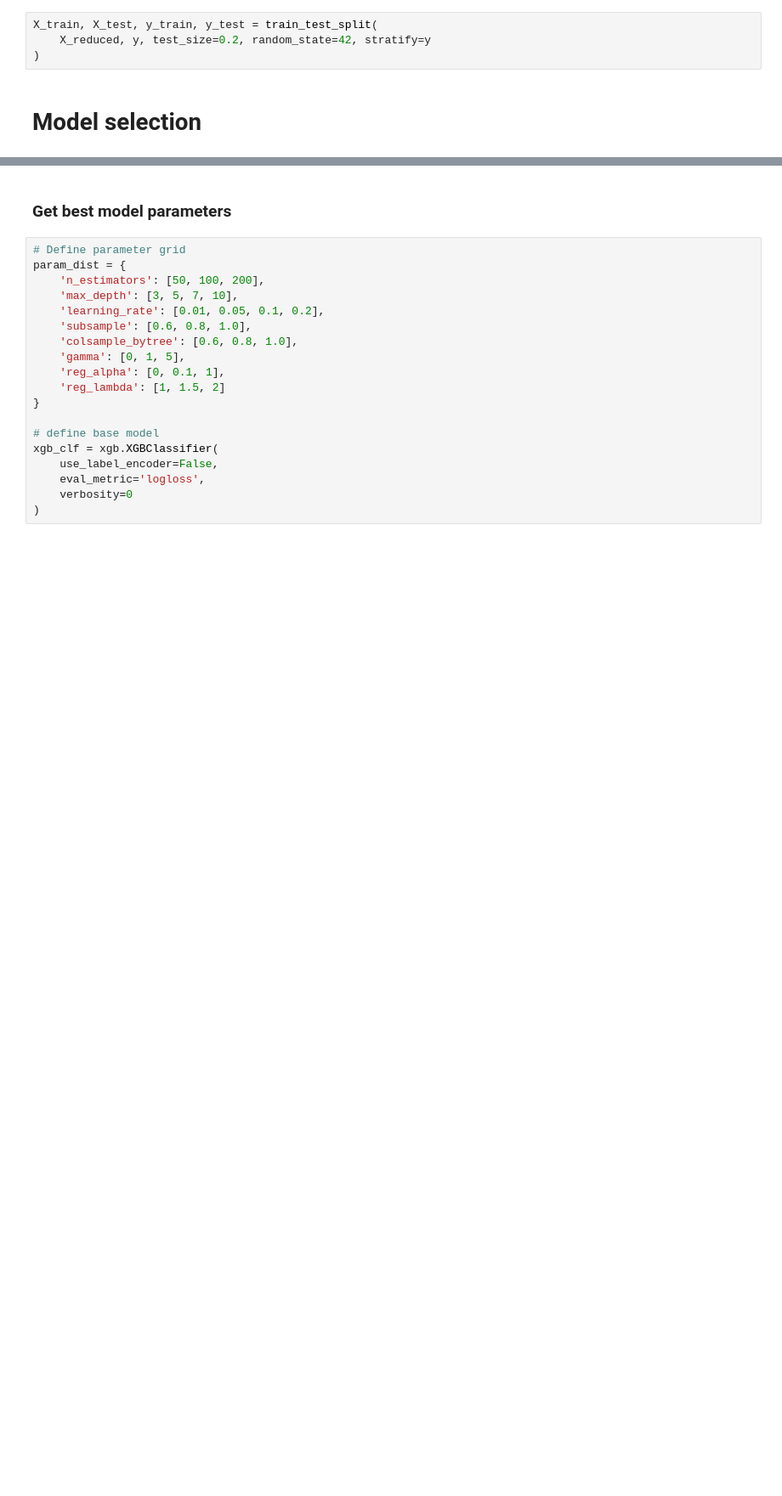
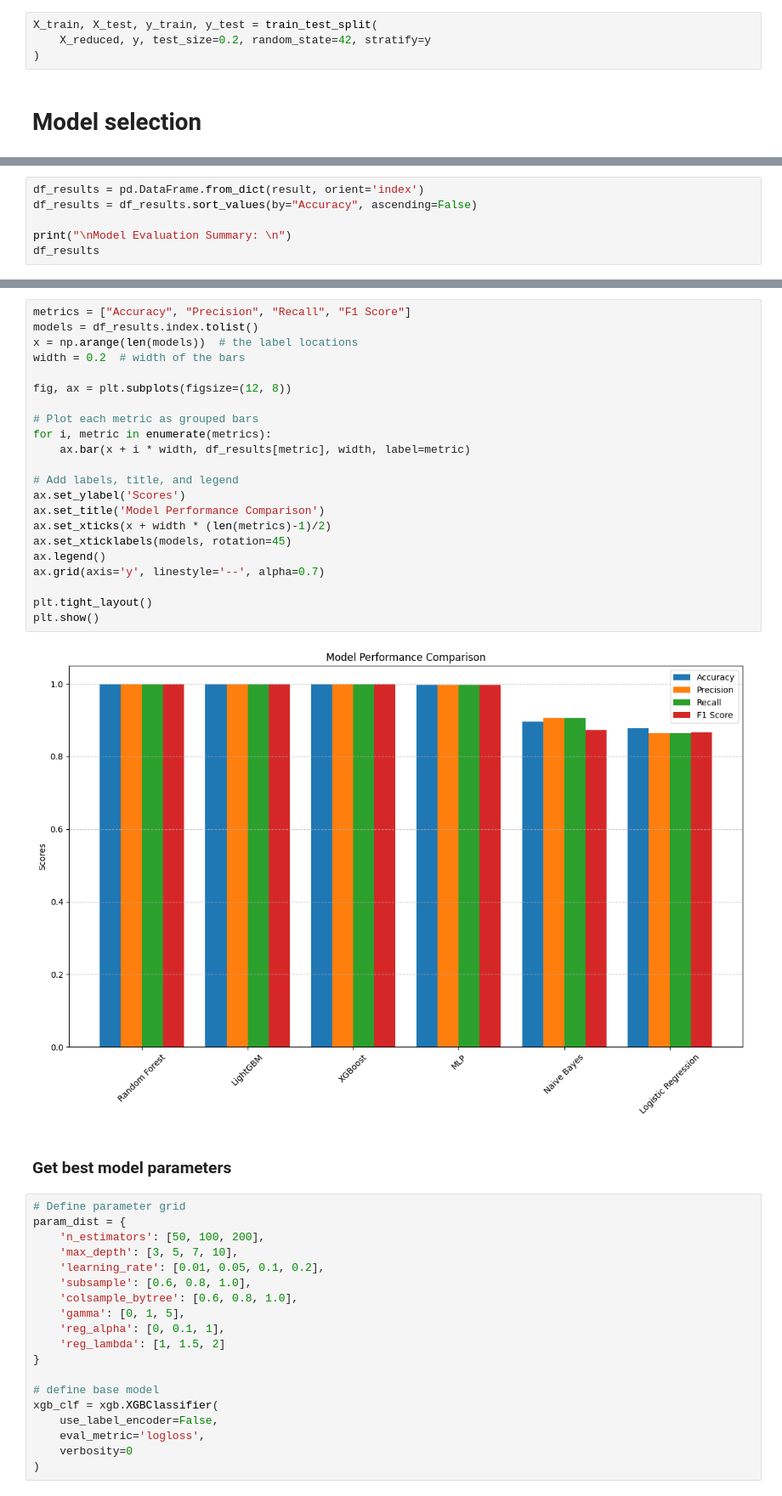
Before and after one commit to Codestronomer/IDS-with-FL-for-IoT-network-devices, a Jupyter notebook: notebooks/IDS with FL for edge devices.ipynb, the cells around one changed output, grey strips where cells are left out. Shown at 85% size. Drawn from its saved outputs; the diff is of its cells as text; blank space fills up the shorter version.

```diff
--- a/IDS with FL for edge devices.ipynb
+++ b/notebooks/IDS with FL for edge devices.ipynb
@@ -261,0 +375,6 @@ for name, model in models.items():
+# %%
+df_results = pd.DataFrame.from_dict(result, orient='index')
+df_results = df_results.sort_values(by="Accuracy", ascending=False)
+
+print("\nModel Evaluation Summary: \n")
+df_results
@@ -262,3 +390,27 @@ for name, model in models.items():
+# %%
+metrics = ["Accuracy", "Precision", "Recall", "F1 Score"]
+models = df_results.index.tolist()
+x = np.arange(len(models))  # the label locations
+width = 0.2  # width of the bars
+
+fig, ax = plt.subplots(figsize=(12, 8))
+
+# Plot each metric as grouped bars
+for i, metric in enumerate(metrics):
+    ax.bar(x + i * width, df_results[metric], width, label=metric)
+
+# Add labels, title, and legend
+ax.set_ylabel('Scores')
+ax.set_title('Model Performance Comparison')
+ax.set_xticks(x + width * (len(metrics)-1)/2)
+ax.set_xticklabels(models, rotation=45)
+ax.legend()
+ax.grid(axis='y', linestyle='--', alpha=0.7)
+
+plt.tight_layout()
+plt.show()
+# %% [output]
+[figure, added]
 # %% [markdown]
 ### Get best model parameters
 # %%
```
Also changed, not shown: parts of 23 cells of this notebook, 5 other files.
